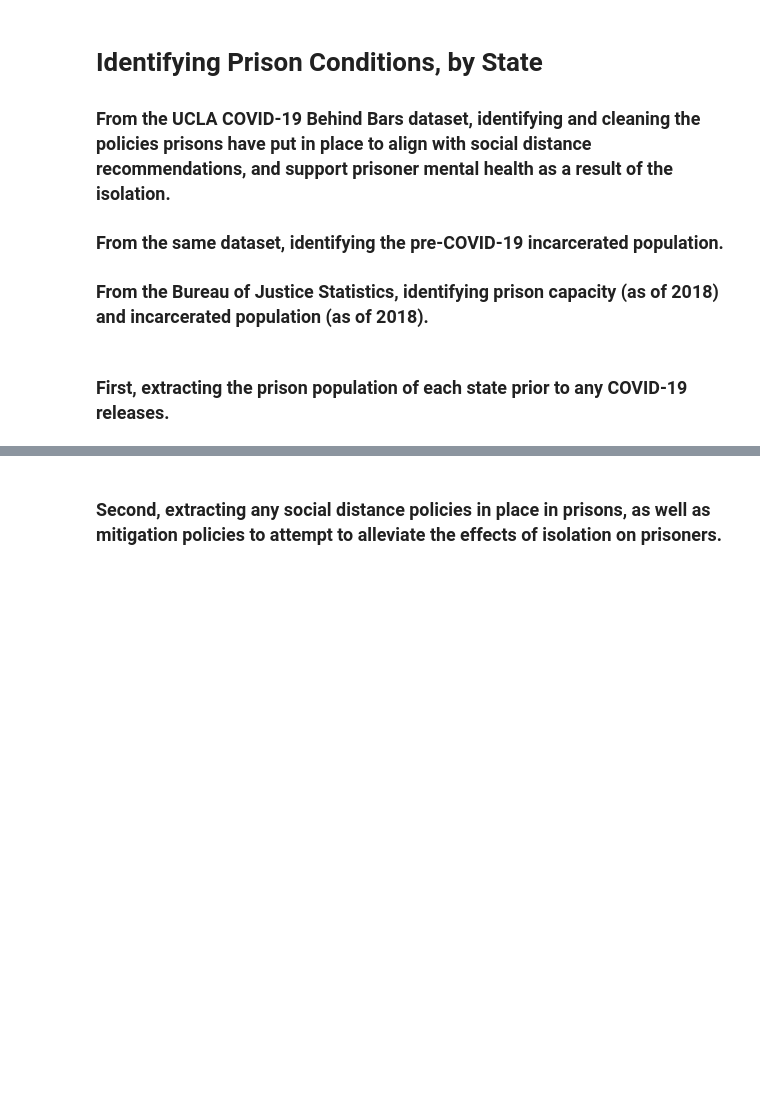
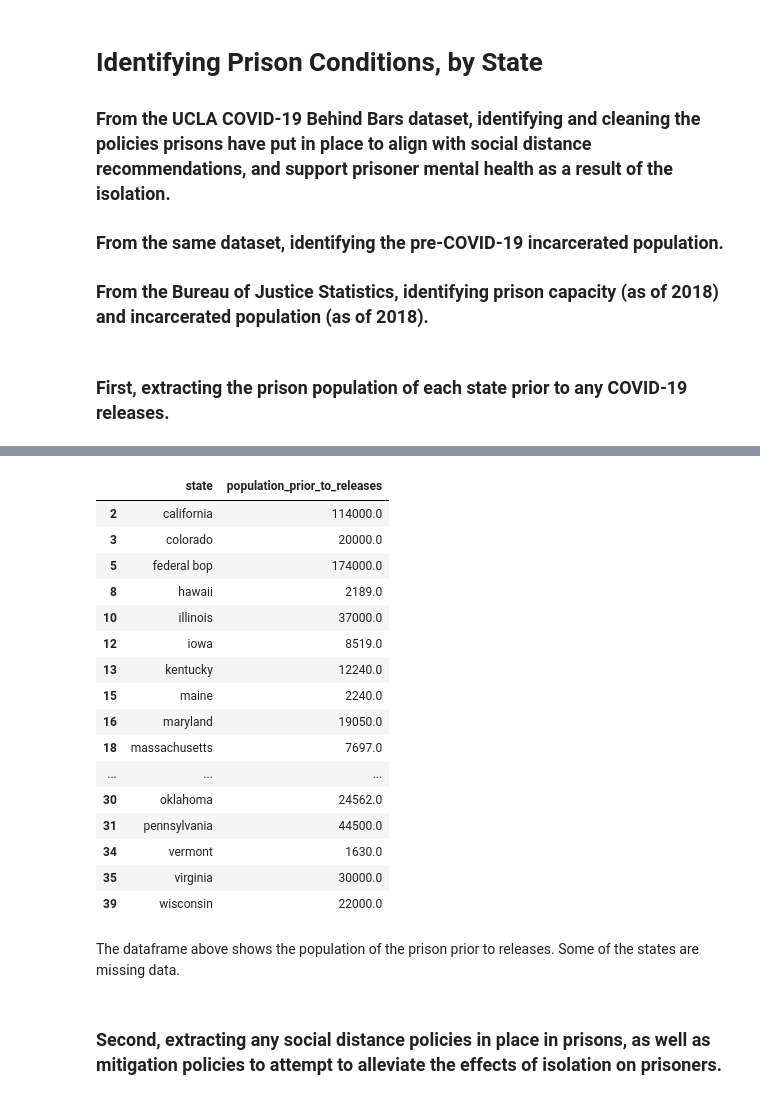
Before and after one commit to christi-liongson/covid_decarceration, a Jupyter notebook: exploratory_analysis/prison_data_processing.ipynb, the cells around one changed output, grey strips where cells are left out. Cells and saved outputs as stored; diff of their text form; code cells hidden in the pictures; blank space fills up the shorter version.

```diff
--- a/exploratory_analysis/prison_data_processing.ipynb
+++ b/exploratory_analysis/prison_data_processing.ipynb
@@ -15,7 +15,8 @@ import distance_policy_wrangle as dpw
 # %% [markdown]
 ### First, extracting the prison population of each state prior to any COVID-19 releases.
 # %%
-population = dpw.import_clean_data('../data/ucla_0519_COVID19_related_prison_releases.csv')
+#Read in the data
+population = pcw.import_clean_data('../data/may_19/ucla_0519_COVID19_related_prison_releases.csv')
 
 population.head(5)
 # %% [output]
@@ -22,0 +29,4 @@ FileNotFoundError: [Errno 2] File ../data/ucla_0519_COVID19_related_prison_relea
+# %%
+population = population.dropna(subset=["state", "population_prior_to_releases"])
+population = pcw.clean_str_cols(population, ["state"])
+population = pcw.clean_numeric_cols(population, ["population_prior_to_releases"])
@@ -23,3 +46,29 @@ FileNotFoundError: [Errno 2] File ../data/ucla_0519_COVID19_related_prison_relea
+# %%
+#Select on the necessary columns; drop any rows that don't have a population
+prison_pop = pcw.select_columns(population, features=["state", "population_prior_to_releases"])
+prison_pop = prison_pop.dropna()
+
+prison_pop
+# %% [output]
+|  | state | population_prior_to_releases |
+| 2 | california | 114000.0 |
+| 3 | colorado | 20000.0 |
+| 5 | federal bop | 174000.0 |
+| 8 | hawaii | 2189.0 |
+| 10 | illinois | 37000.0 |
+| 12 | iowa | 8519.0 |
+| 13 | kentucky | 12240.0 |
+| 15 | maine | 2240.0 |
+| 16 | maryland | 19050.0 |
+| 18 | massachusetts | 7697.0 |
+| ... | ... | ... |
+| 30 | oklahoma | 24562.0 |
+| 31 | pennsylvania | 44500.0 |
+| 34 | vermont | 1630.0 |
+| 35 | virginia | 30000.0 |
+| 39 | wisconsin | 22000.0 |
+# %% [markdown]
+The dataframe above shows the population of the prison prior to releases. Some of the states are missing data.
 # %% [markdown]
 ### Second, extracting any social distance policies in place in prisons, as well as mitigation policies to attempt to alleviate the effects of isolation on prisoners.
 # %%
```
Also changed, not shown: parts of 25 cells of this notebook, 1 other file.
